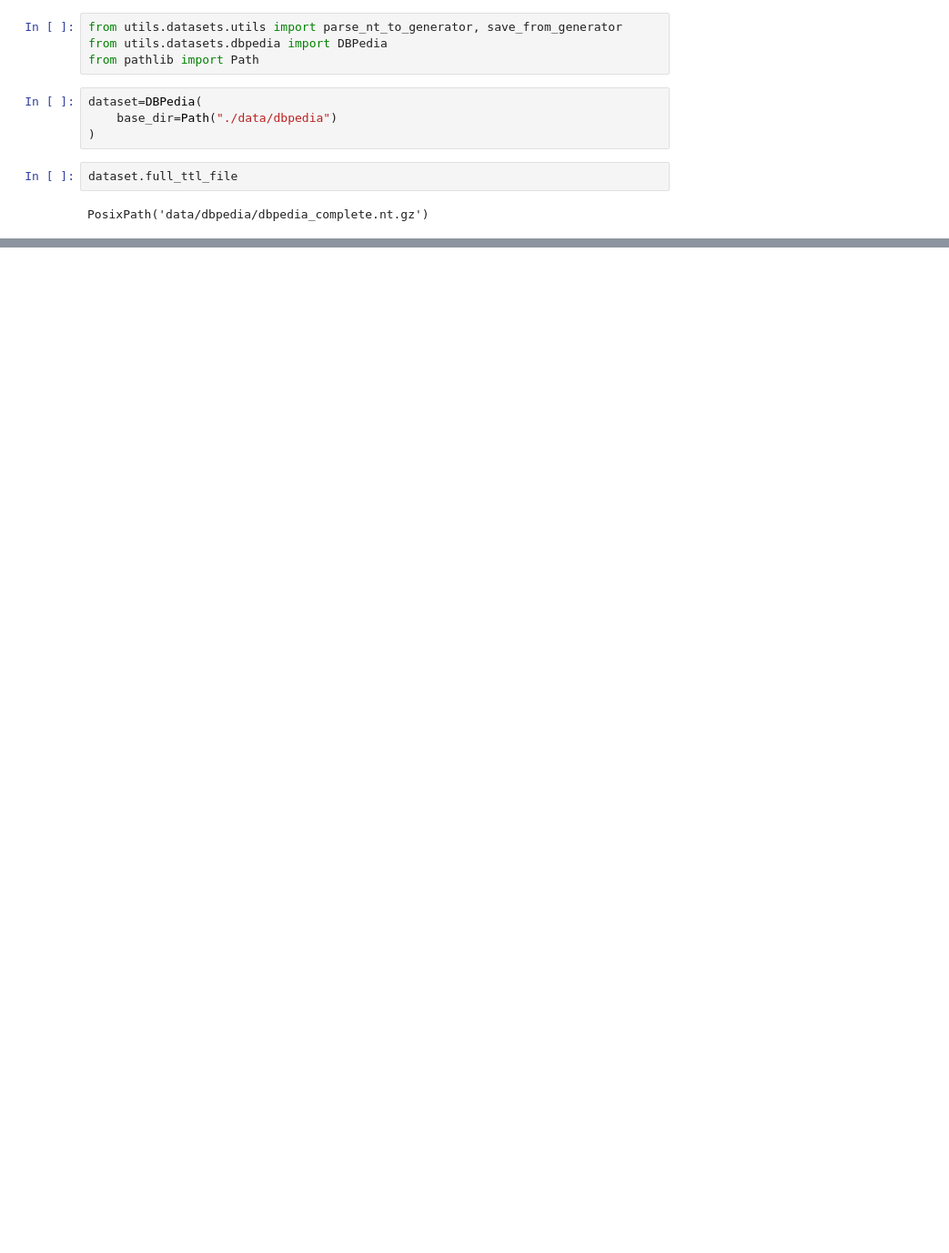
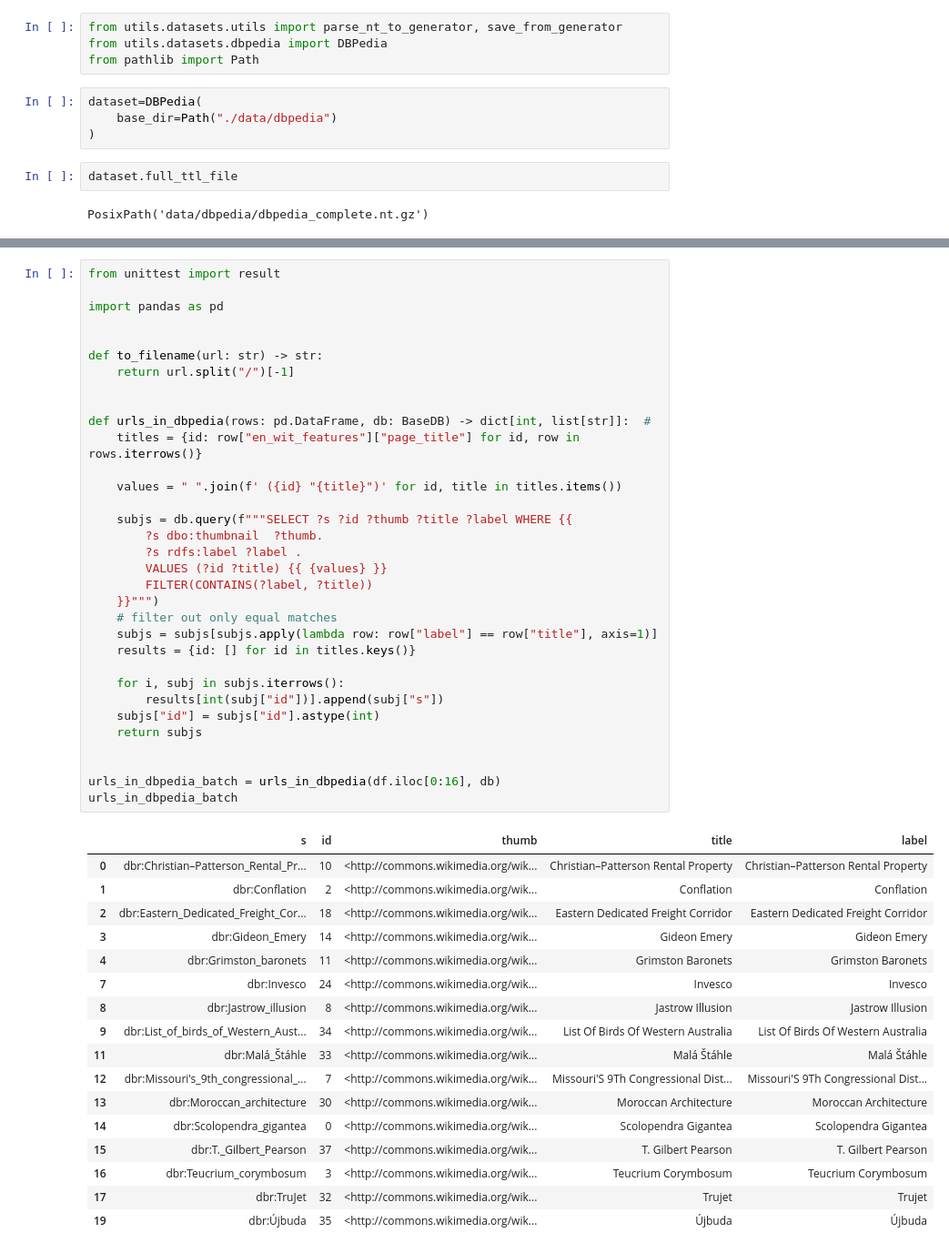
Before and after one commit to Dakantz/Dense-KG-Vector-DB, a Jupyter notebook: benchmarks/encode_dbpedia.ipynb, the cells around one changed output, grey strips where cells are left out. Shown at 91% size. Saved outputs shown, nothing was run; the diff lists cells and outputs as text; blank space fills up the shorter version.

```diff
--- a/benchmarks/encode_dbpedia.ipynb
+++ b/benchmarks/encode_dbpedia.ipynb
@@ -64,0 +260,51 @@ Notes:
+# %%
+from unittest import result
+
+import pandas as pd
+
+
+def to_filename(url: str) -> str:
+    return url.split("/")[-1]
+
+
+def urls_in_dbpedia(rows: pd.DataFrame, db: BaseDB) -> dict[int, list[str]]:  #
+    titles = {id: row["en_wit_features"]["page_title"] for id, row in rows.iterrows()}
+
+    values = " ".join(f' ({id} "{title}")' for id, title in titles.items())
+
+    subjs = db.query(f"""SELECT ?s ?id ?thumb ?title ?label WHERE {{
+        ?s dbo:thumbnail  ?thumb.
+        ?s rdfs:label ?label .
+        VALUES (?id ?title) {{ {values} }}
+        FILTER(CONTAINS(?label, ?title))
+    }}""")
+    # filter out only equal matches
+    subjs = subjs[subjs.apply(lambda row: row["label"] == row["title"], axis=1)]
+    results = {id: [] for id in titles.keys()}
+
+    for i, subj in subjs.iterrows():
+        results[int(subj["id"])].append(subj["s"])
+    subjs["id"] = subjs["id"].astype(int)
+    return subjs
+
+
+urls_in_dbpedia_batch = urls_in_dbpedia(df.iloc[0:16], db)
+urls_in_dbpedia_batch
+# %% [output]
+|  | s | id | thumb | title | label |
+| 0 | dbr:Christian–Patterson_Rental_Pr... | 10 | <http://commons.wikimedia.org/wik... | Christian–Patterson Rental Property | Christian–Patterson Rental Property |
+| 1 | dbr:Conflation | 2 | <http://commons.wikimedia.org/wik... | Conflation | Conflation |
+| 2 | dbr:Eastern_Dedicated_Freight_Cor... | 18 | <http://commons.wikimedia.org/wik... | Eastern Dedicated Freight Corridor | Eastern Dedicated Freight Corridor |
+| 3 | dbr:Gideon_Emery | 14 | <http://commons.wikimedia.org/wik... | Gideon Emery | Gideon Emery |
+| 4 | dbr:Grimston_baronets | 11 | <http://commons.wikimedia.org/wik... | Grimston Baronets | Grimston Baronets |
+| 7 | dbr:Invesco | 24 | <http://commons.wikimedia.org/wik... | Invesco | Invesco |
+| 8 | dbr:Jastrow_illusion | 8 | <http://commons.wikimedia.org/wik... | Jastrow Illusion | Jastrow Illusion |
+| 9 | dbr:List_of_birds_of_Western_Aust... | 34 | <http://commons.wikimedia.org/wik... | List Of Birds Of Western Australia | List Of Birds Of Western Australia |
+| 11 | dbr:Malá_Štáhle | 33 | <http://commons.wikimedia.org/wik... | Malá Štáhle | Malá Štáhle |
+| 12 | dbr:Missouri's_9th_congressional_... | 7 | <http://commons.wikimedia.org/wik... | Missouri'S 9Th Congressional Dist... | Missouri'S 9Th Congressional Dist... |
+| 13 | dbr:Moroccan_architecture | 30 | <http://commons.wikimedia.org/wik... | Moroccan Architecture | Moroccan Architecture |
+| 14 | dbr:Scolopendra_gigantea | 0 | <http://commons.wikimedia.org/wik... | Scolopendra Gigantea | Scolopendra Gigantea |
+| 15 | dbr:T._Gilbert_Pearson | 37 | <http://commons.wikimedia.org/wik... | T. Gilbert Pearson | T. Gilbert Pearson |
+| 16 | dbr:Teucrium_corymbosum | 3 | <http://commons.wikimedia.org/wik... | Teucrium Corymbosum | Teucrium Corymbosum |
+| 17 | dbr:TruJet | 32 | <http://commons.wikimedia.org/wik... | Trujet | Trujet |
+| 19 | dbr:Újbuda | 35 | <http://commons.wikimedia.org/wik... | Újbuda | Újbuda |
```
Also changed, not shown: parts of 19 cells of this notebook, 3 other files.
